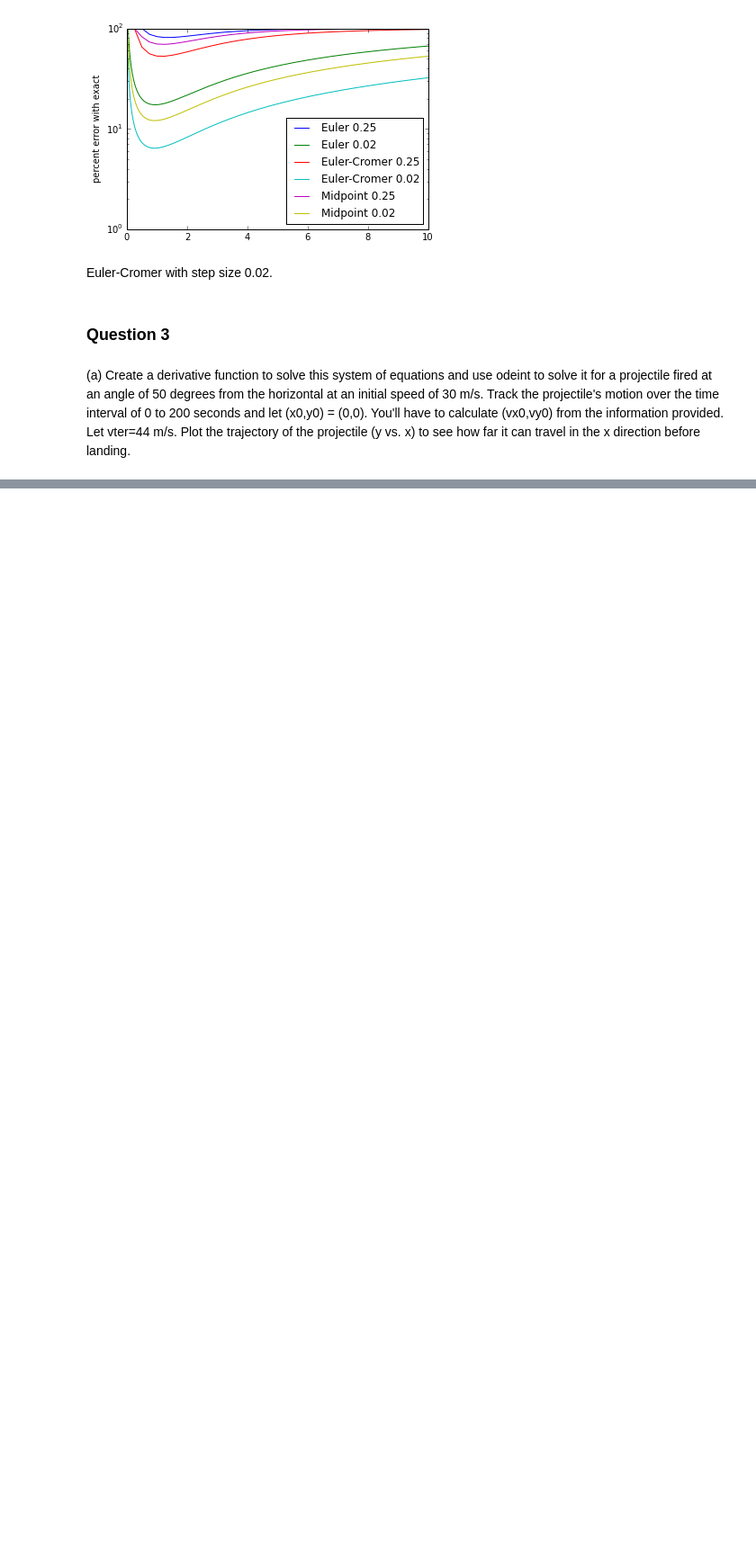
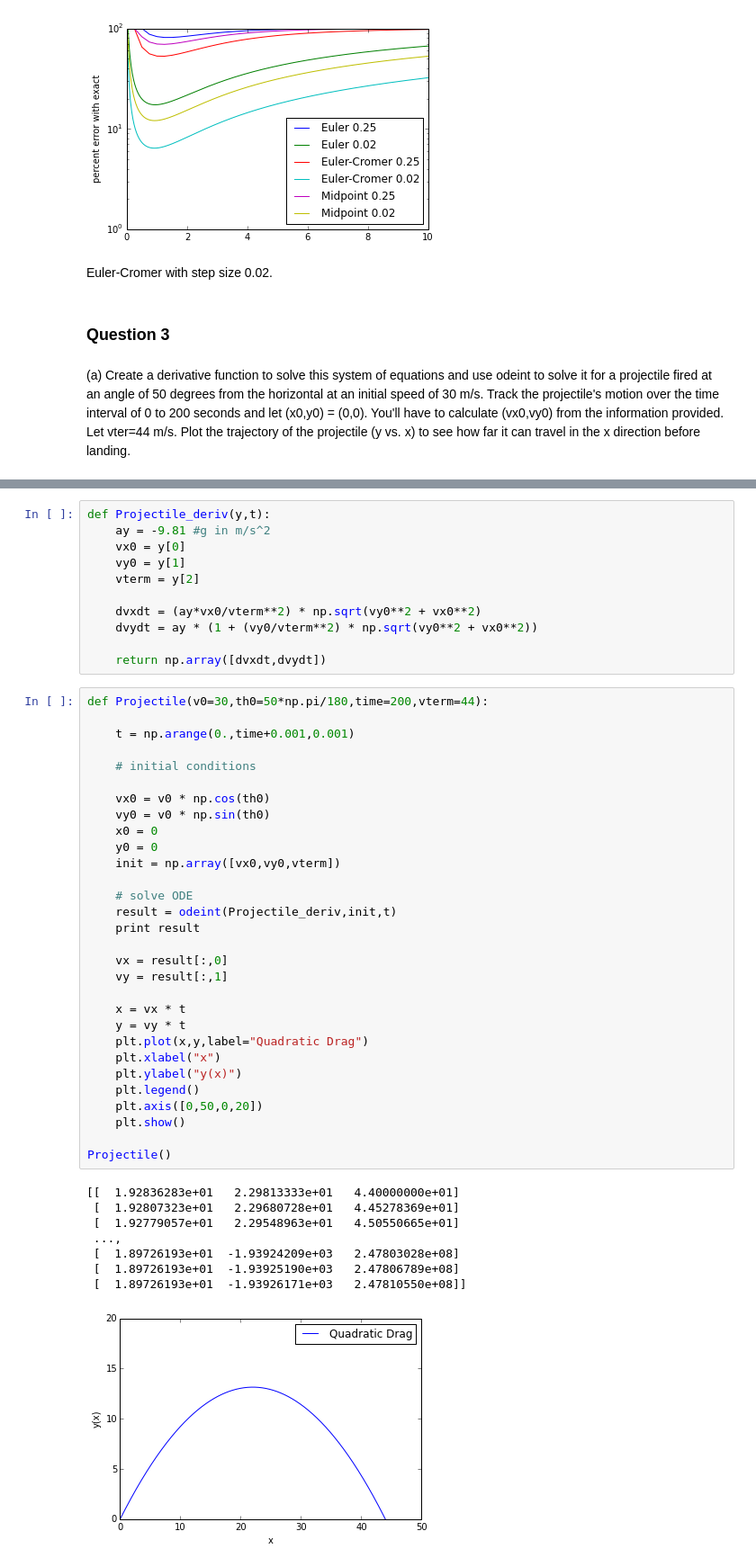
Before and after one commit to dlhoang/PHYS202-S14, a Jupyter notebook: SciPy/ODEExercises.ipynb, the cells around one changed output, grey strips where cells are left out. Shown at 90% size. Cells and saved outputs as stored; diff of their text form; blank space fills up the shorter version.

```diff
--- a/SciPy/ODEExercises.ipynb
+++ b/SciPy/ODEExercises.ipynb
@@ -500,0 +465,50 @@ x,y,v = EulerCromerProjectile()
+# %%
+def Projectile_deriv(y,t):
+    ay = -9.81 #g in m/s^2
+    vx0 = y[0]
+    vy0 = y[1]
+    vterm = y[2]
+
+    dvxdt = (ay*vx0/vterm**2) * np.sqrt(vy0**2 + vx0**2)
+    dvydt = ay * (1 + (vy0/vterm**2) * np.sqrt(vy0**2 + vx0**2))
+
+    return np.array([dvxdt,dvydt])
+# %%
+def Projectile(v0=30,th0=50*np.pi/180,time=200,vterm=44):
+
+    t = np.arange(0.,time+0.001,0.001)
+
+    # initial conditions
+
+    vx0 = v0 * np.cos(th0)
+    vy0 = v0 * np.sin(th0)
+    x0 = 0
+    y0 = 0
+    init = np.array([vx0,vy0,vterm])
+
+    # solve ODE
+    result = odeint(Projectile_deriv,init,t)
+    print result
+
+    vx = result[:,0]
+    vy = result[:,1]
+
+    x = vx * t
+    y = vy * t
+    plt.plot(x,y,label="Quadratic Drag")
+    plt.xlabel("x")
+    plt.ylabel("y(x)")
+    plt.legend()
+    plt.axis([0,50,0,20])
+    plt.show()
+
+Projectile()
+# %% [output]
+[[  1.92836283e+01   2.29813333e+01   4.40000000e+01]
+ [  1.92807323e+01   2.29680728e+01   4.45278369e+01]
+ [  1.92779057e+01   2.29548963e+01   4.50550665e+01]
+ ...,
+ [  1.89726193e+01  -1.93924209e+03   2.47803028e+08]
+ [  1.89726193e+01  -1.93925190e+03   2.47806789e+08]
+ [  1.89726193e+01  -1.93926171e+03   2.47810550e+08]]
+[figure, added]
```
Also changed, not shown: parts of 6 cells of this notebook, 1 other file.
